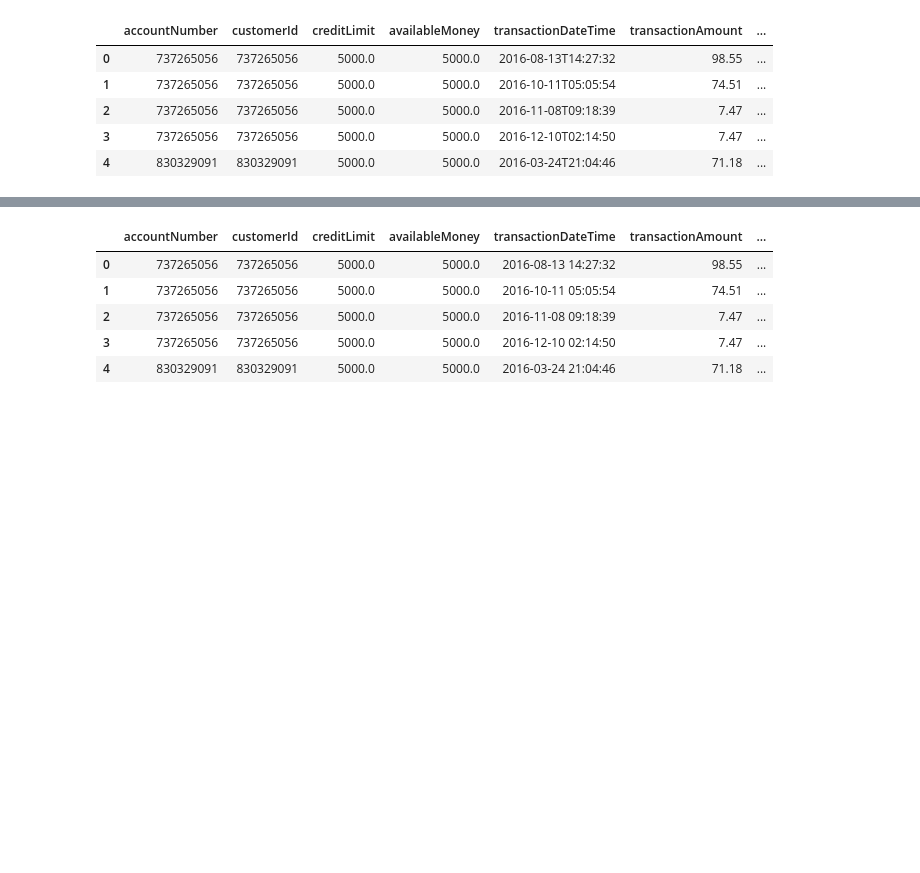
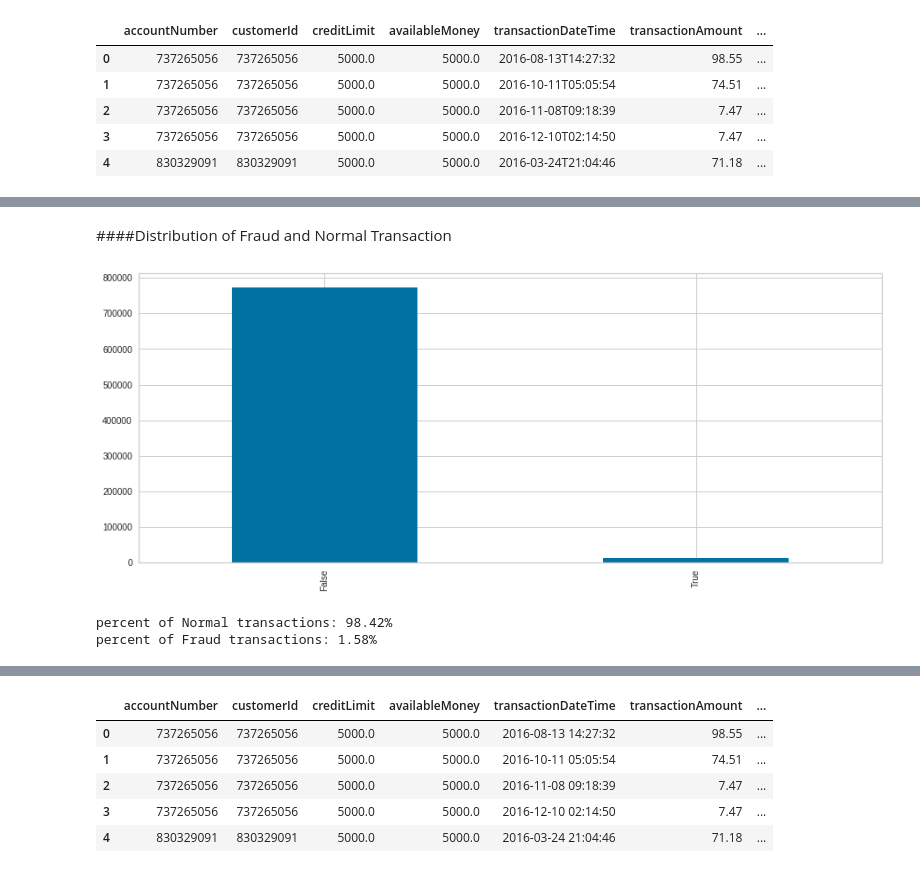
Before and after one commit to analystanand/Machine-Learning, a Jupyter notebook: Card_Transactions.ipynb, the cells around one changed output, grey strips where cells are left out. Drawn from its saved outputs; the diff is of its cells as text; code cells hidden in the pictures; blank space fills up the shorter version.

```diff
--- a/Card_Transactions.ipynb
+++ b/Card_Transactions.ipynb
@@ -235,3 +311,26 @@ transactions_df['diff_accountopen_transactions'] = transactions_df['diff_account
 transactions_df["currentExpDate"] = pd.to_datetime(transactions_df["currentExpDate"],infer_datetime_format=True)
 transactions_df['diff_currentExpDate_transactions'] =  transactions_df['currentExpDate'] - transactions_df['transactionDateTime']
 transactions_df['diff_currentExpDate_transactions'] = transactions_df['diff_currentExpDate_transactions']/np.timedelta64(1,'D')
+# %% [markdown]
+####Distribution of Fraud and Normal Transaction
+# %%
+a4_dims = (15, 6)
+fig, ax = plt.subplots(figsize=a4_dims)
+class_dist=pd.value_counts(transactions_df["isFraud"], sort= True)
+class_dist.plot(kind= 'bar')
+plt.show()
+# %% [output]
+[figure, added]
+# %%
+def class_percentage(t_df):
+  No_of_Normal_transacation = len(t_df[t_df["isFraud"]==True])
+  No_of_Fraud_transacation =len(t_df[t_df["isFraud"]==False])
+  percent_of_fraud_transaction =  No_of_Fraud_transacation/(No_of_Normal_transacation+No_of_Fraud_transacation)
+  percent_of_normal_transaction = No_of_Normal_transacation/(No_of_Normal_transacation+No_of_Fraud_transacation)
+  print("percent of Normal transactions: {0:.2%}".format(percent_of_fraud_transaction))
+  print("percent of Fraud transactions: {0:.2%}".format(percent_of_normal_transaction))
+
+class_percentage(transactions_df)
+# %% [output]
+percent of Normal transactions: 98.42%
+percent of Fraud transactions: 1.58%
```
Also changed, not shown: parts of 80 cells of this notebook.
